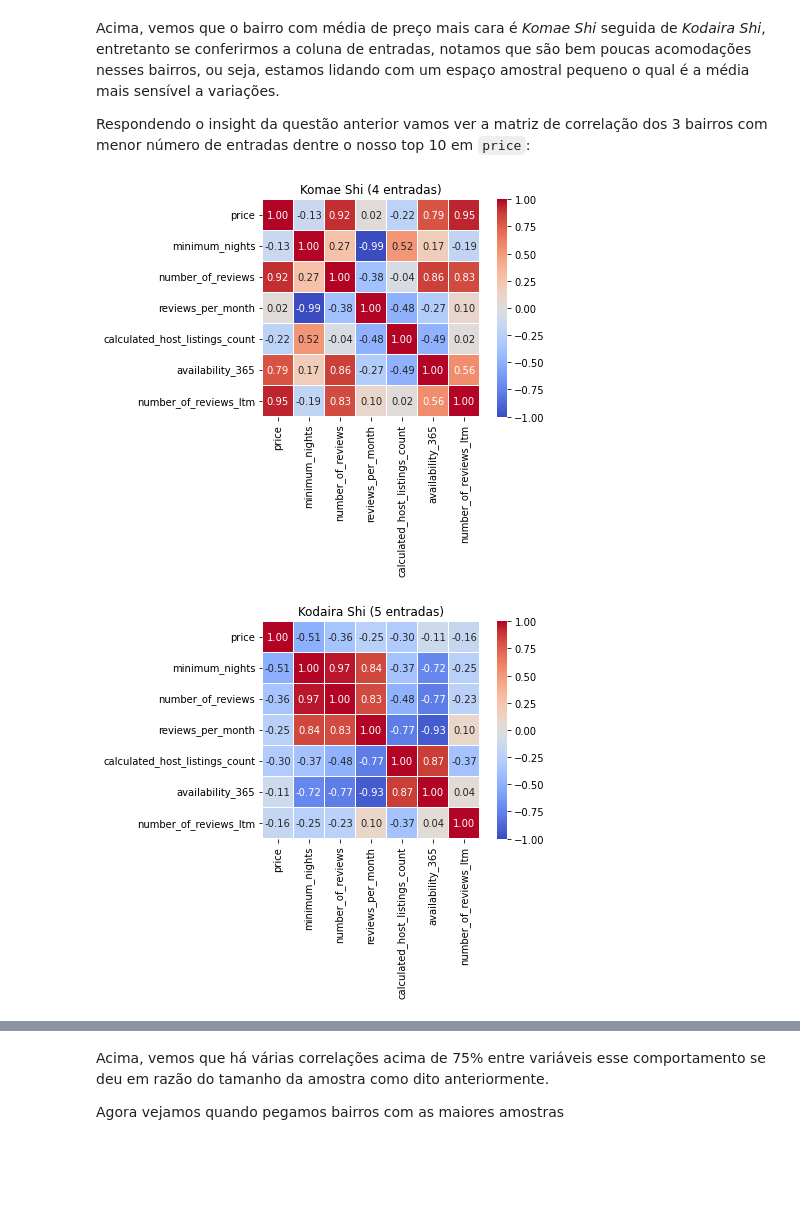
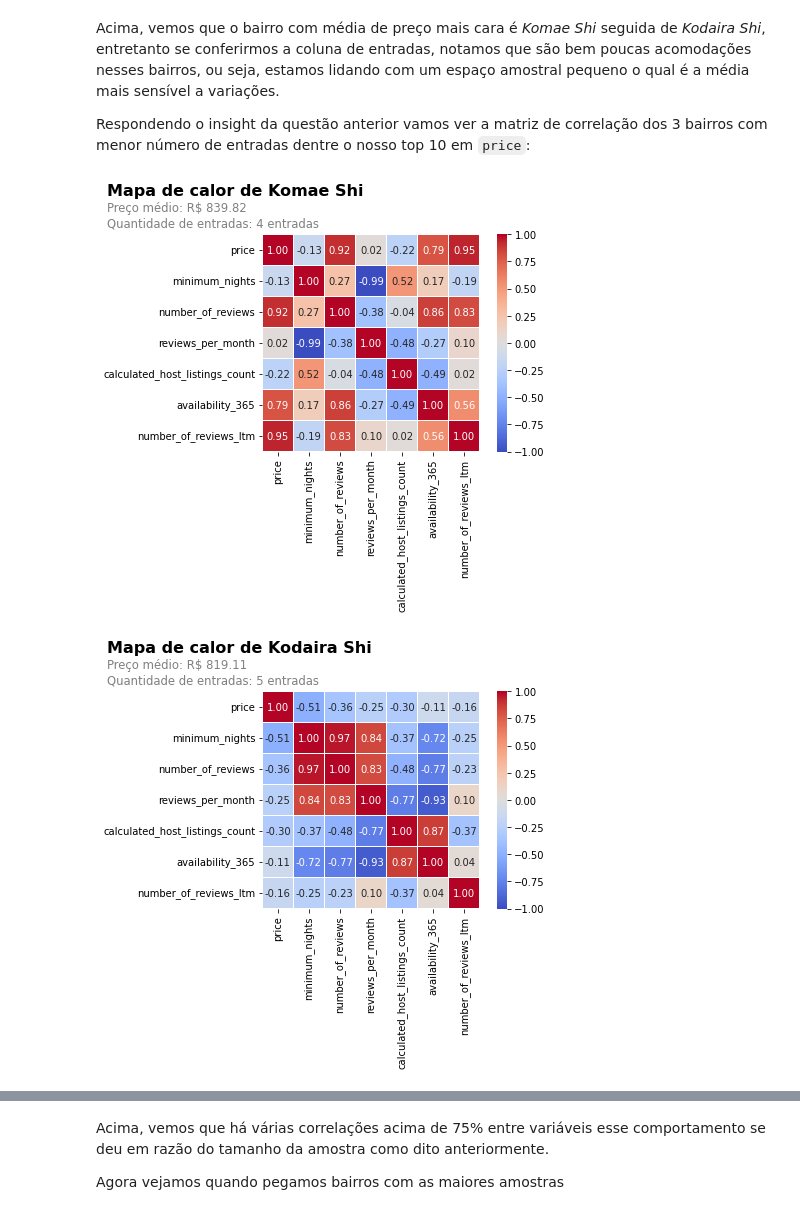
Before and after one commit to douglascdsantos/data_science, a Jupyter notebook: projetos/analisando_os_dados_do_airbnb_(tokyo)/notebook/Analisando_os_Dados_do_Airbnb_(Tokyo).ipynb, the cells around one changed output, grey strips where cells are left out. Cells and saved outputs as stored; diff of their text form; code cells hidden in the pictures; blank space fills up the shorter version.

```diff
--- a/projetos/analisando_os_dados_do_airbnb_(tokyo)/notebook/Analisando_os_Dados_do_Airbnb_(Tokyo).ipynb
+++ b/projetos/analisando_os_dados_do_airbnb_(tokyo)/notebook/Analisando_os_Dados_do_Airbnb_(Tokyo).ipynb
@@ -373,11 +449,23 @@ Acima, vemos que o bairro com média de preço mais cara é *Komae Shi* seguida
 Respondendo o insight da questão anterior vamos ver a matriz de correlação dos 3 bairros com menor número de entradas dentre o nosso top 10 em `price`:
 # %%
 # correlação dos TOP 3 bairros mais caros
-for bairro in price.head(10).sort_values(by = 'entradas').iloc[0:3].index:
+for bairro in price.sort_values(by = 'preço médio', ascending = False).iloc[0:3].index:
   corr = df_clean.query('neighbourhood == @bairro')[['price', 'minimum_nights', 'number_of_reviews', 'last_review','reviews_per_month', 'calculated_host_listings_count','availability_365', 'number_of_reviews_ltm']].corr()
   sns.heatmap(corr, cmap = 'coolwarm', fmt='.2f', square=True, linewidths = 0.1, linecolor='white',annot=True, vmin=-1, vmax=1);
-  plt.title(f'{bairro} ({price.loc[bairro,"entradas"]} entradas)')
+  plt.text(-5,-1.25,
+           f'Mapa de calor de {bairro}',
+           fontsize = 16,
+           color = 'black',
+           weight = 'bold')
+  plt.text(-5,-0.75,
+           f'Preço médio: R$ {price.loc[bairro,"preço médio"]:0.2f}',
+           fontsize = 11.6,
+           color = 'gray');
+  plt.text(-5,-0.25,
+           f'Quantidade de entradas: {price.loc[bairro,"entradas"]} entradas',
+           fontsize = 11.6,
+           color = 'gray');
   plt.show()
 # %% [output]
-[figure, old version]
+[figure, new version]
-[figure, old version]
+[figure, new version]
```
Also changed, not shown: parts of 10 cells of this notebook.
